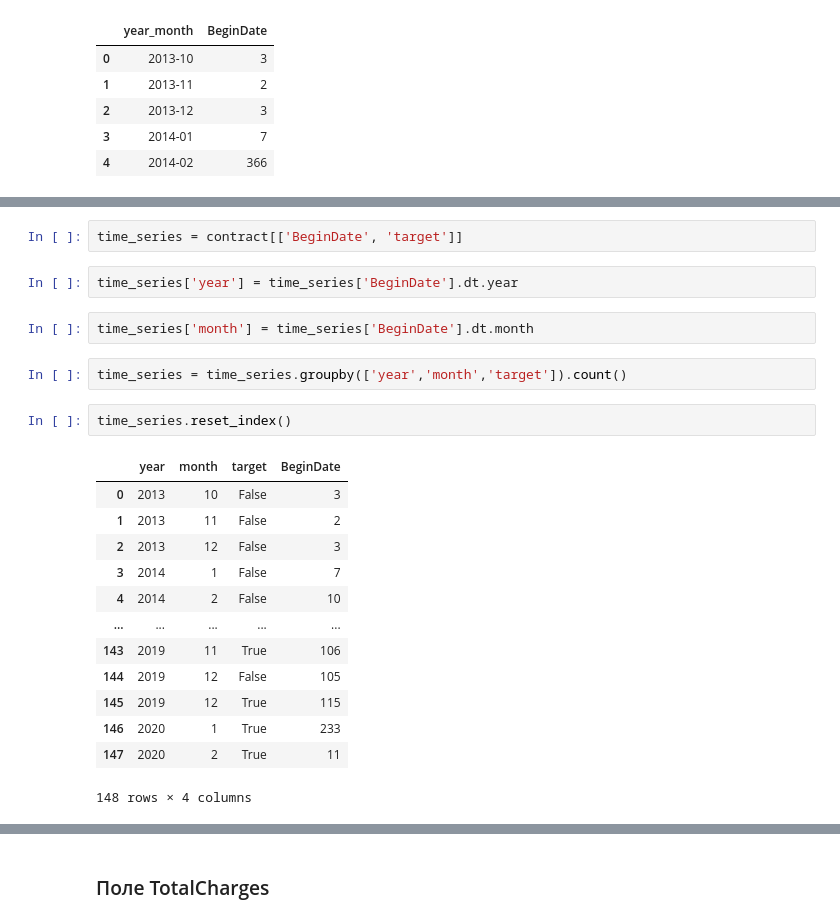
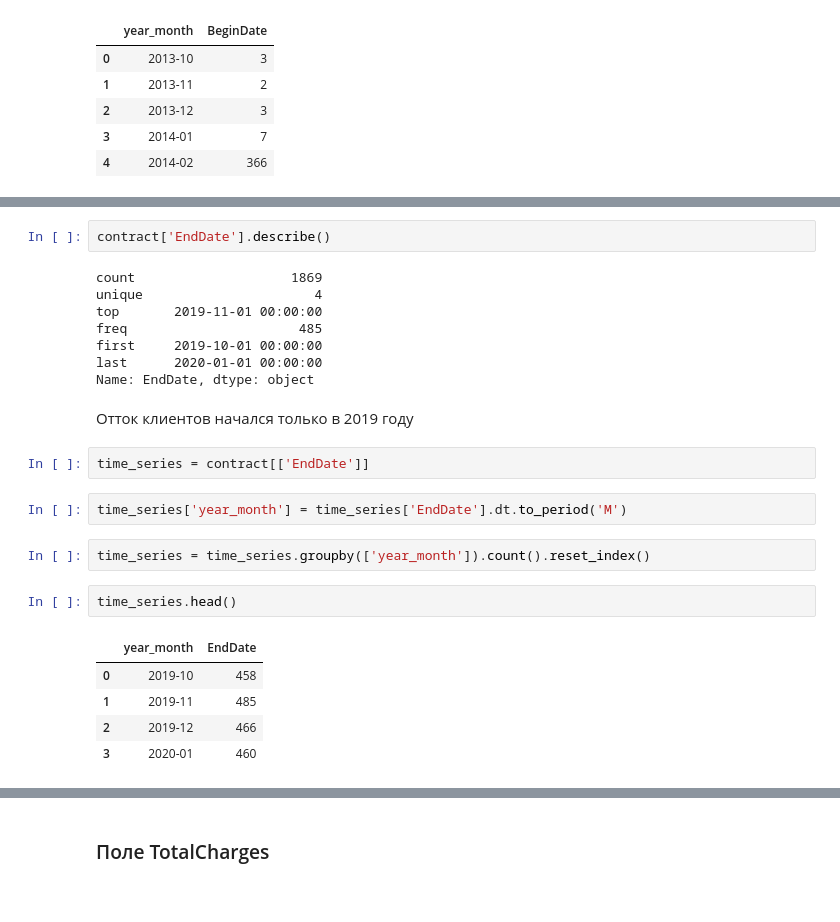
Before and after one commit to Chularev/study_cv, a Jupyter notebook: notebook.ipynb, the cells around one changed output, grey strips where cells are left out. Saved outputs shown, nothing was run; the diff lists cells and outputs as text.

```diff
--- a/notebook.ipynb
+++ b/notebook.ipynb
@@ -231,24 +229,26 @@ plt.show(fig)
+# %%
+contract['EndDate'].describe()
+# %% [output]
+count                    1869
+unique                      4
+top       2019-11-01 00:00:00
+freq                      485
+first     2019-10-01 00:00:00
+last      2020-01-01 00:00:00
+Name: EndDate, dtype: object
+# %% [markdown]
+Отток клиентов начался только в 2019 году
 # %%
-time_series = contract[['BeginDate', 'target']]
+time_series = contract[['EndDate']]
 # %%
-time_series['year'] = time_series['BeginDate'].dt.year
+time_series['year_month'] = time_series['EndDate'].dt.to_period('M')
-# %%
-time_series['month'] = time_series['BeginDate'].dt.month
 # %%
-time_series = time_series.groupby(['year','month','target']).count()
+time_series = time_series.groupby(['year_month']).count().reset_index()
 # %%
-time_series.reset_index()
+time_series.head()
 # %% [output]
-|  | year | month | target | BeginDate |
-| 0 | 2013 | 10 | False | 3 |
-| 1 | 2013 | 11 | False | 2 |
-| 2 | 2013 | 12 | False | 3 |
-| 3 | 2014 | 1 | False | 7 |
-| 4 | 2014 | 2 | False | 10 |
-| ... | ... | ... | ... | ... |
-| 143 | 2019 | 11 | True | 106 |
-| 144 | 2019 | 12 | False | 105 |
-| 145 | 2019 | 12 | True | 115 |
-| 146 | 2020 | 1 | True | 233 |
-| 147 | 2020 | 2 | True | 11 |
+|  | year_month | EndDate |
+| 0 | 2019-10 | 458 |
+| 1 | 2019-11 | 485 |
+| 2 | 2019-12 | 466 |
+| 3 | 2020-01 | 460 |
-148 rows × 4 columns
```
Also changed, not shown: parts of 21 cells of this notebook.
